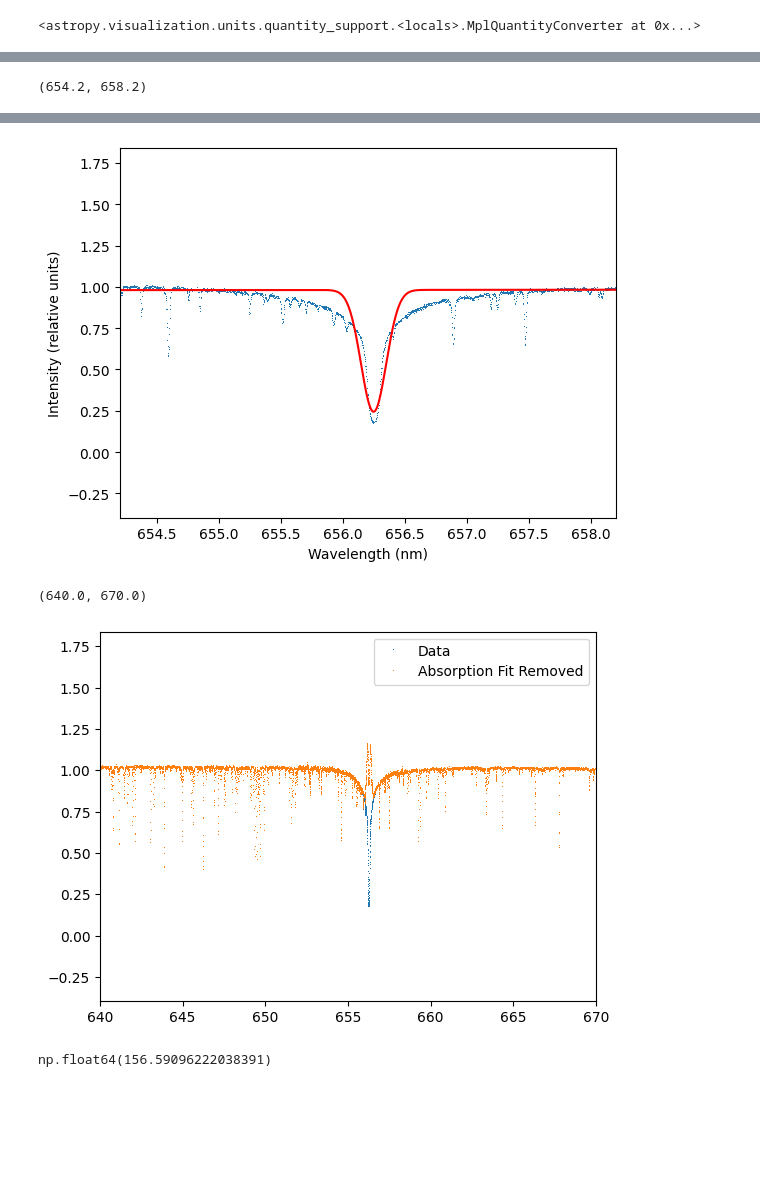
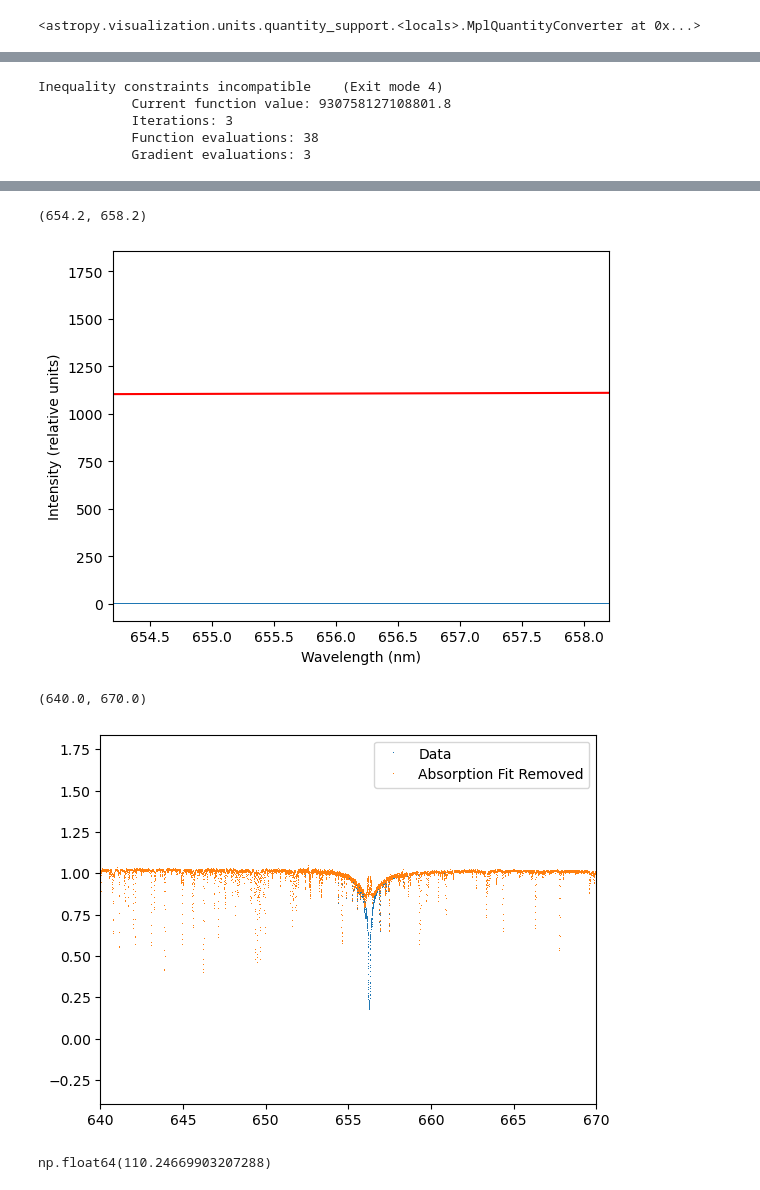
Before and after one commit to m-schochet/spi_phy905, a Jupyter notebook: analysis/cfht_widths.ipynb, the cells around one changed output, grey strips where cells are left out. Saved outputs shown, nothing was run; the diff lists cells and outputs as text; code cells hidden in the pictures; blank space fills up the shorter version.

```diff
--- a/analysis/cfht_widths.ipynb
+++ b/analysis/cfht_widths.ipynb
@@ -7,7 +7,7 @@ from astropy.table import Table
 # astropy to import fits files
 from astropy.io import fits
 # %%
-file_data = fits.open("/home/groneck/Exoplanet_Project/spi_phy905/CFHT/812176i.fits")
+file_data = fits.open("../CFHT/812176i.fits")
 
 string_data = file_data[0].header["date"] # gets the data from the fits file
 string_data
@@ -147,8 +194,8 @@ Text(0, 0.5, 'Intensity (relative units)')
 # %%
-lmfitter = LevMarLSQFitter()
+lmfitter = SLSQPLSQFitter()
 selection = (wavelengths > 640) & (wavelengths < 670)
 fitted_absorption_model = lmfitter(
-    model=absorption_model_guess, x=wavelengths[selection], y=intensities[selection], weights=1 / errors[selection]
+    model=absorption_model_guess_voigt, x=wavelengths[selection], y=intensities[selection], weights=1 / errors[selection]
 )
 
 plt.plot(wavelengths, intensities, ',')
@@ -159,4 +206,8 @@ plt.xlabel('Wavelength (nm)')
 plt.ylabel('Intensity (relative units)')
 plt.xlim(654.2, 658.2)
 # %% [output]
-(654.2, 658.2)
+Inequality constraints incompatible    (Exit mode 4)
+            Current function value: 930758127108801.8
+            Iterations: 3
+            Function evaluations: 38
+            Gradient evaluations: 3
@@ -163,4 +215,5 @@ plt.xlim(654.2, 658.2)
+(654.2, 658.2)
-[figure, old version]
+[figure, new version]
 # %%
 continuum_fit, absorption_fit = fitted_absorption_model
 
@@ -170,7 +223,7 @@ plt.legend()
 plt.xlim(640, 670)
 # %% [output]
 (640.0, 670.0)
-[figure, old version]
+[figure, new version]
 # %%
 #documentation example:
 # EQW = (
@@ -183,4 +236,4 @@ EQW = (
 )
 EQW
 # %% [output]
-np.float64(156.59096222038391)
+np.float64(110.24669903207288)
```
Also changed, not shown: parts of 12 cells of this notebook.
